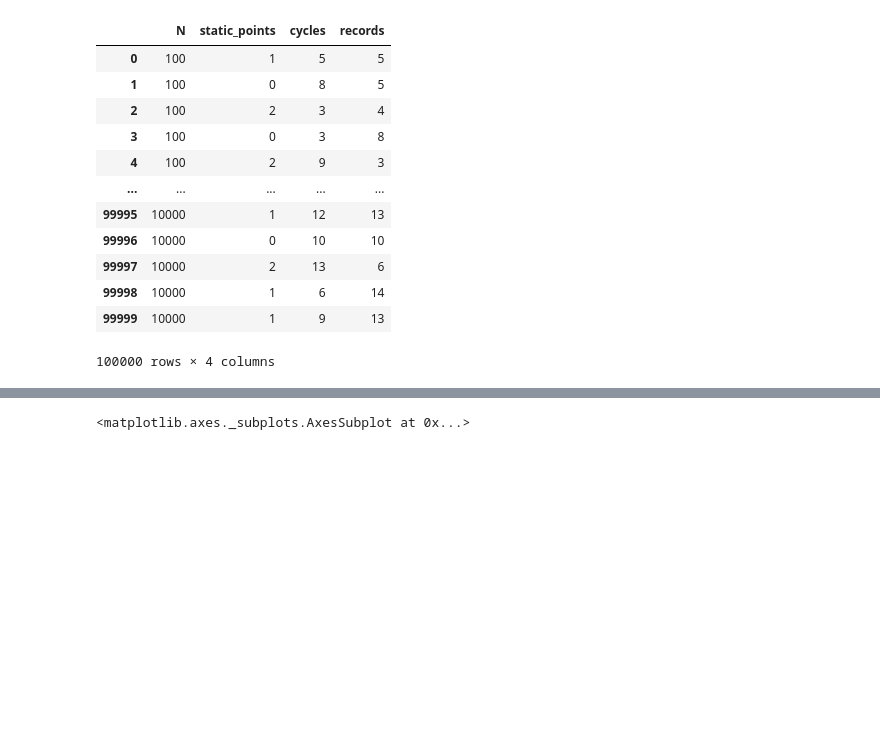
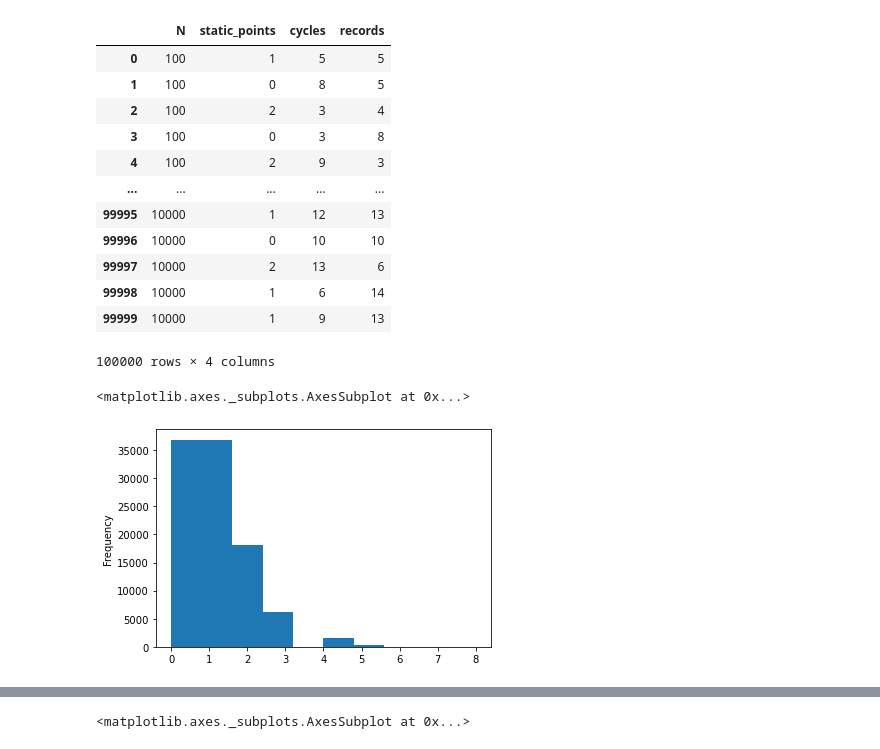
Before and after one commit to kestarumper/StudiaMgr, a Jupyter notebook: II/MPA/l2/analyze.ipynb, the cells around one changed output, grey strips where cells are left out. Saved outputs shown, nothing was run; the diff lists cells and outputs as text; code cells hidden in the pictures; blank space fills up the shorter version.

```diff
--- a/II/MPA/l2/analyze.ipynb
+++ b/II/MPA/l2/analyze.ipynb
@@ -49,3 +52,8 @@ df = pd.read_csv("result.csv"); df
 | 99998 | 10000 | 1 | 6 | 14 |
 | 99999 | 10000 | 1 | 9 | 13 |
 100000 rows × 4 columns
+# %%
+df["static_points"].plot.hist()
+# %% [output]
+<matplotlib.axes._subplots.AxesSubplot at 0x...>
+[figure, added]
```
Also changed, not shown: parts of 8 cells of this notebook.
